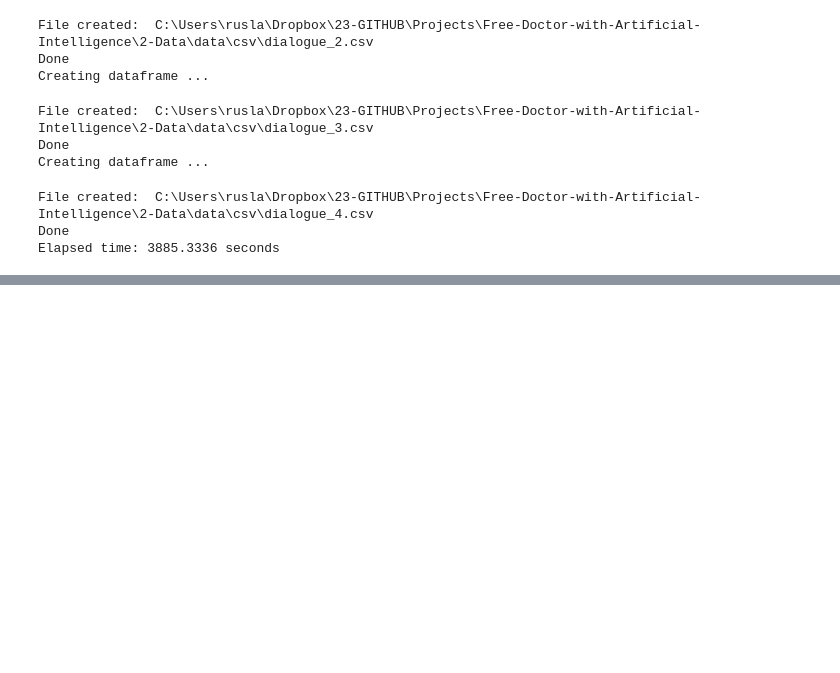
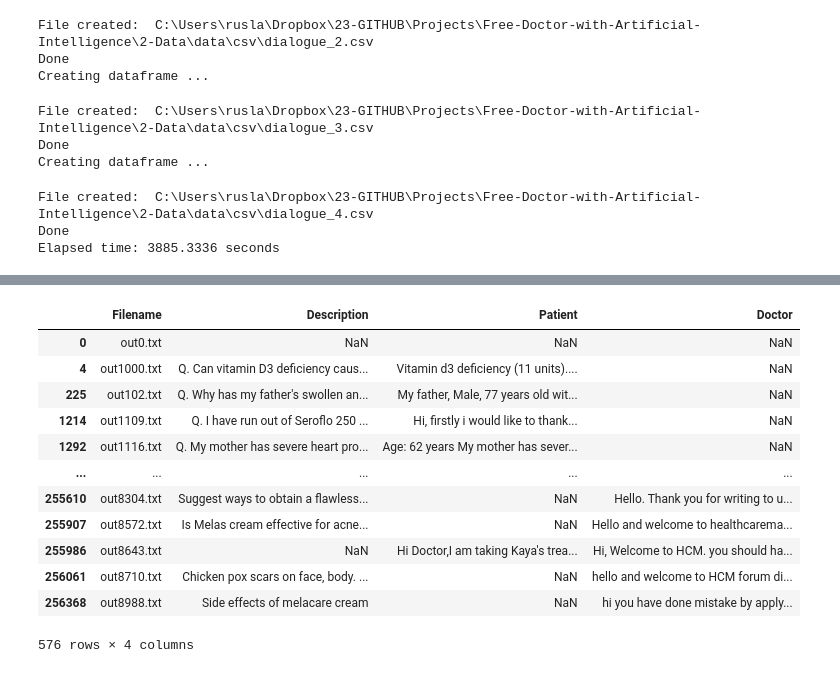
Before and after one commit to ruslanmv/ai-medical-chatbot, a Jupyter notebook: 2-Data/2-Data.ipynb, the cells around one changed output, grey strips where cells are left out. Cells and saved outputs as stored; diff of their text form; code cells hidden in the pictures; blank space fills up the shorter version.

```diff
--- a/2-Data/2-Data.ipynb
+++ b/2-Data/2-Data.ipynb
@@ -222,0 +249,4 @@ Elapsed time: 3885.3336 seconds
+# %%
+dialogues_path=os.path.join(os.getcwd(), "data", "final", "dialogues.csv")
+# %%
+df=pd.read_csv(dialogues_path,  sep = '\t', encoding='utf-8')
@@ -222,0 +295,18 @@ Elapsed time: 3885.3336 seconds
+# %%
+df2= df[df.isnull().any(axis=1)]
+# %%
+df2
+# %% [output]
+|  | Filename | Description | Patient | Doctor |
+| 0 | out0.txt | NaN | NaN | NaN |
+| 4 | out1000.txt | Q. Can vitamin D3 deficiency caus... | Vitamin d3 deficiency (11 units).... | NaN |
+| 225 | out102.txt | Q. Why has my father's swollen an... | My father, Male, 77 years old wit... | NaN |
+| 1214 | out1109.txt | Q. I have run out of Seroflo 250 ... | Hi, firstly i would like to thank... | NaN |
+| 1292 | out1116.txt | Q. My mother has severe heart pro... | Age: 62 years My mother has sever... | NaN |
+| ... | ... | ... | ... | ... |
+| 255610 | out8304.txt | Suggest ways to obtain a flawless... | NaN | Hello. Thank you for writing to u... |
+| 255907 | out8572.txt | Is Melas cream effective for acne... | NaN | Hello and welcome to healthcarema... |
+| 255986 | out8643.txt | NaN | Hi Doctor,I am taking Kaya's trea... | Hi, Welcome to HCM. you should ha... |
+| 256061 | out8710.txt | Chicken pox scars on face, body. ... | NaN | hello and welcome to HCM forum di... |
+| 256368 | out8988.txt | Side effects of melacare cream | NaN | hi you have done mistake by apply... |
+576 rows × 4 columns
```
Also changed, not shown: parts of 19 cells of this notebook, 7 other files.
